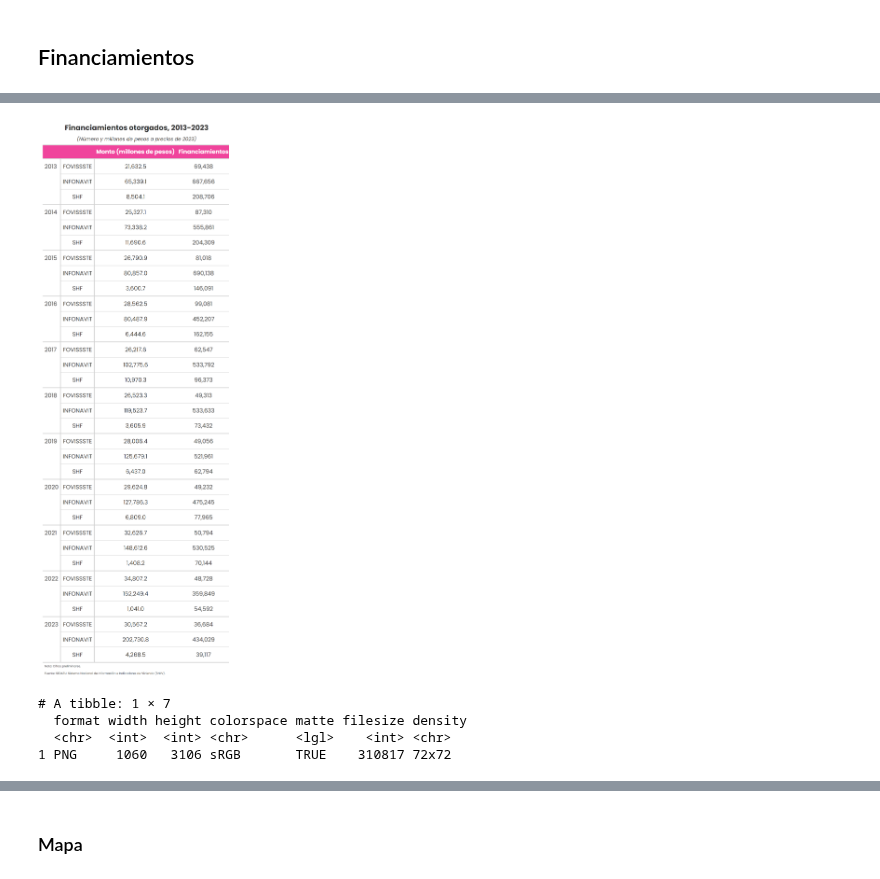
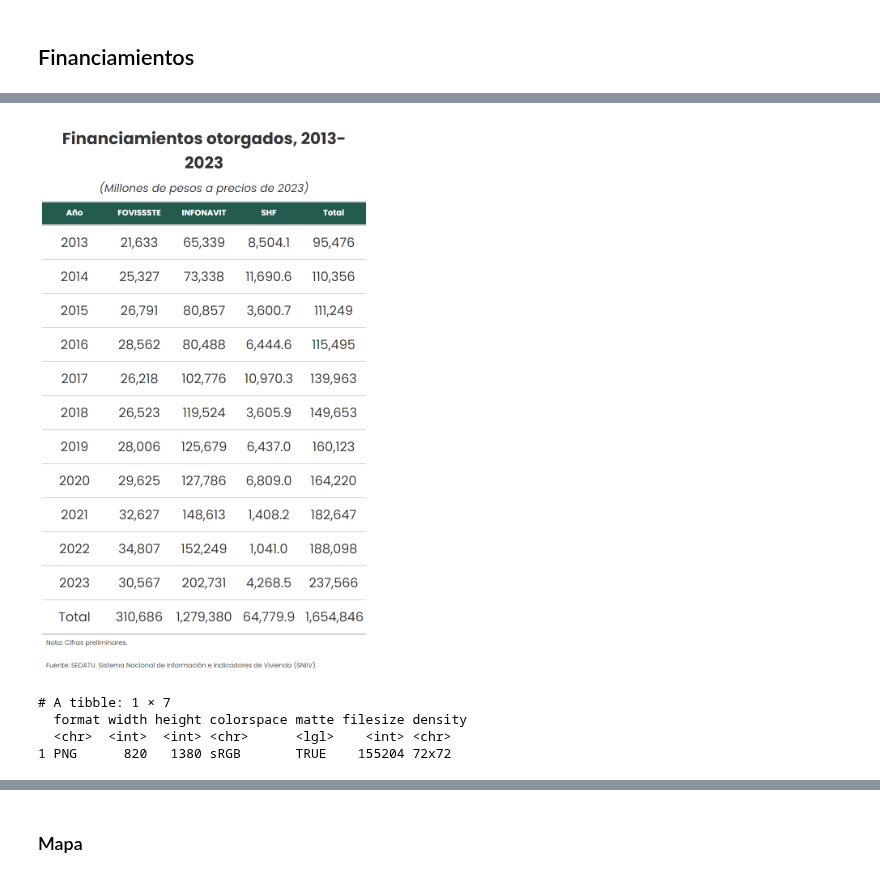
Before and after one commit to claudiodanielpc/datavivi, a Jupyter notebook: numeralia.ipynb, the cells around one changed output, grey strips where cells are left out. Saved outputs shown, nothing was run; the diff lists cells and outputs as text; code cells hidden in the pictures.

```diff
--- a/numeralia.ipynb
+++ b/numeralia.ipynb
@@ -84,7 +82,7 @@ Fuente: SEDATU. Sistema Nacional de Información e Indicadores de Vivienda (SNII
 }
 # %%
 #Función para crear tabla
-crea_tabla <- function(df, titulo, nombre_archivo) {
+crea_tabla <- function(df, titulo, subtitulo,nota="",nombre_archivo){
   library(gt)
   library(dplyr)
   library(magick)
@@ -106,18 +104,19 @@ crea_tabla <- function(df, titulo, nombre_archivo) {
 
   gt_table <- gt_table %>%
     tab_options(
-      column_labels.font.weight = "bold"
+      column_labels.font.weight = "bold",
     ) %>%
     tab_header(
       title = md(paste0("**", titulo, "**")),
-subtitle=md("*(Número y millones de pesos a precios de 2023)*")
+subtitle=md(paste0("*", subtitulo, "*"))
     ) %>%
     tab_options(
       table.font.names = 'Poppins',
       source_notes.font.size = 8,
       table.border.top.width = px(0),
       table.border.bottom.width = px(0),
-      column_labels.background.color = "#F0449C"
+      column_labels.background.color = "#235b4eff",
+  column_labels.font.size = 10,
     ) %>%
     cols_align(
       align = "center"
@@ -125,9 +124,15 @@ subtitle=md("*(Número y millones de pesos a precios de 2023)*")
     tab_source_note(
       source_note = md("Nota: Cifras preliminares.")
     ) %>%
+tab_source_note(
+      source_note = md(nota)
+    ) %>%
     tab_source_note(
       source_note = md("Fuente: SEDATU. Sistema Nacional de Información e Indicadores de Vivienda (SNIIV).")
-    )
+    )%>%
+  cols_width(
+    everything() ~ px(80)
+  )
 
   # Salva la tabla
   gtsave(gt_table, filename = nombre_archivo)
@@ -293,14 +325,17 @@ TRUE~organismo))
 # %%
 df%>%
 agrupa_dato_anual("Financiamientos")%>%
 actualiza_precios(inpc)%>%
-select(Año, Organismo, monto_actualizado, Financiamientos)%>%
+select(Año, Organismo, monto_actualizado)%>%
 rename("Monto (millones de pesos)" = monto_actualizado)%>%
+pivot_wider(names_from = "Organismo", values_from = "Monto (millones de pesos)")%>%
+janitor::adorn_totals(where = "row")%>%
+janitor::adorn_totals(where = "col")%>%
 #Crear tabla
-crea_tabla("Financiamientos otorgados, 2013-2023","financiamientos.png")
+crea_tabla("Financiamientos otorgados, 2013-2023","(Millones de pesos a precios de 2023)",,"financiamientos_monto.png")
 # %% [output]
-[figure, old version]
+[figure, new version]
 # A tibble: 1 × 7
   format width height colorspace matte filesize density
   <chr>  <int>  <int> <chr>      <lgl>    <int> <chr>
-1 PNG     1060   3106 sRGB       TRUE    310817 72x72
+1 PNG      820   1380 sRGB       TRUE    155204 72x72
```
Also changed, not shown: parts of 27 cells of this notebook.
